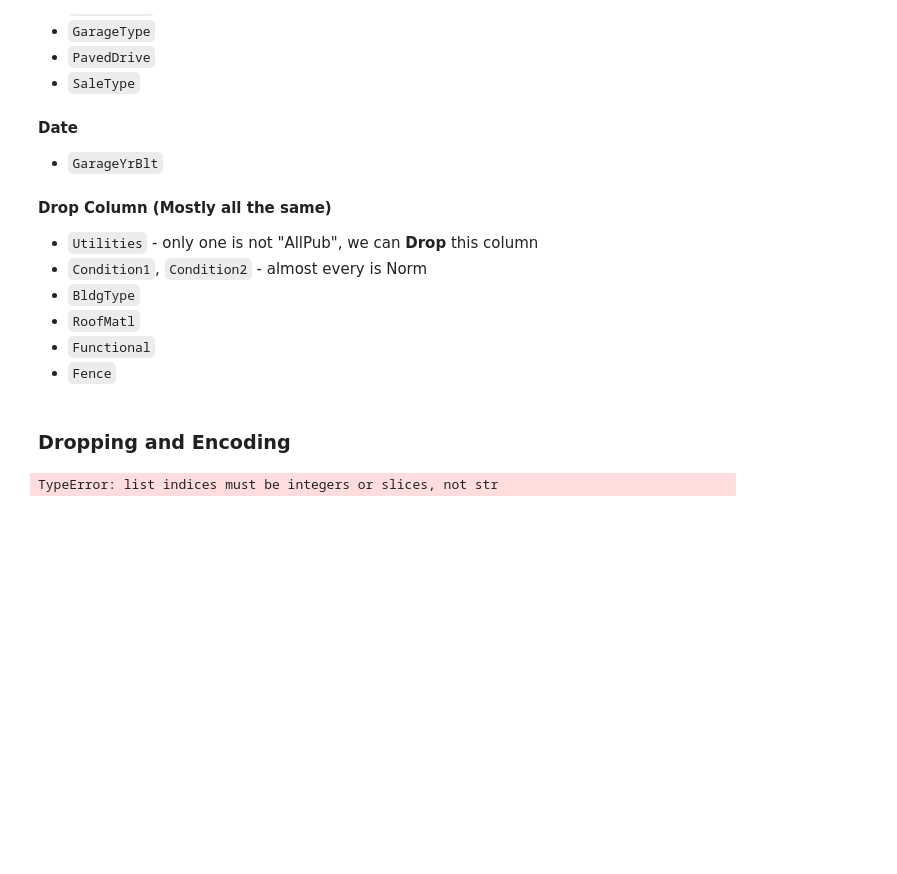
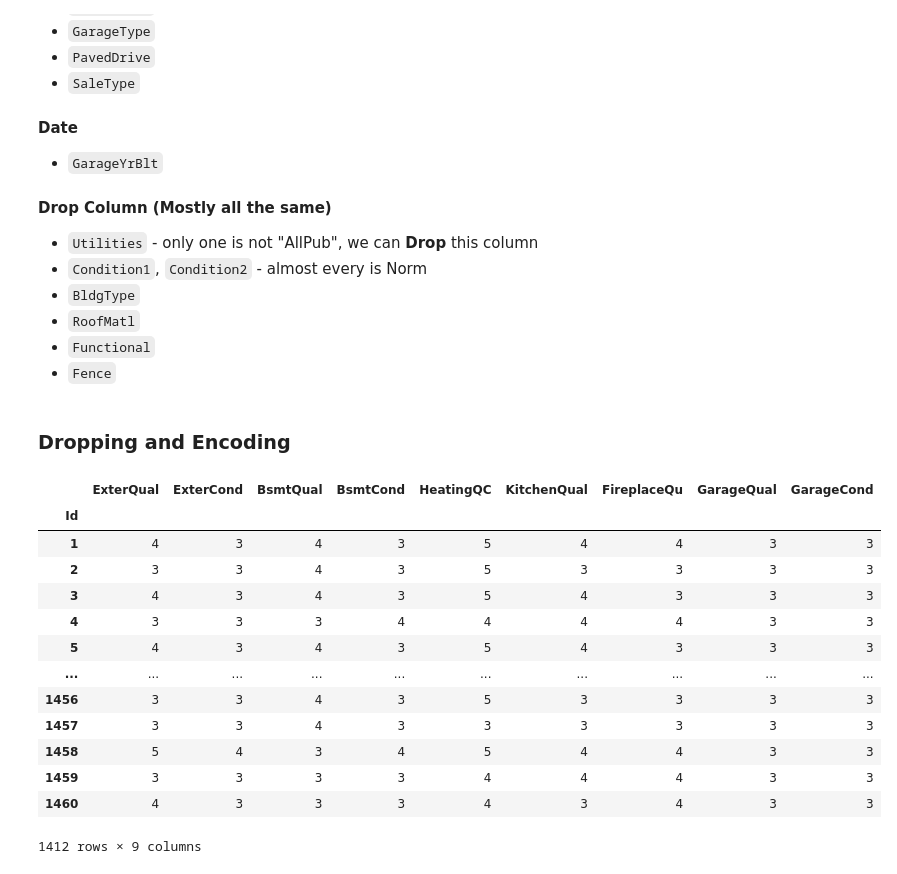
Before and after one commit to xXKeNdAmAmAsTeRXx/House_Prices_project, a Jupyter notebook: 2_Missing_Values_and_Encoding.ipynb, the cells around one changed output. Saved outputs shown, nothing was run; the diff lists cells and outputs as text; code cells hidden in the pictures; blank space fills up the shorter version.

Commit message:
Ordinal Encoding of data indicating quality

```diff
--- a/2_Missing_Values_and_Encoding.ipynb
+++ b/2_Missing_Values_and_Encoding.ipynb
@@ -253,26 +253,33 @@ new_data[categorical_col]
 # %% [markdown]
 ### Dropping and Encoding
 # %%
-from sklearn.preprocessing import OrdinalEncoder, OneHotEncoder
 # TODO: Num Data
 num_data = new_data.loc[:, ~mask.values]
 
 
 #TODO: Oridnal Encoding
-qual_map = {
-    'NA': 0,
-    'Po': 1,
-    'Fa': 2,
-    'TA': 3,
-    'Gd': 4,
-    'Ex': 5
-}
-qual_cols = ['ExterQual', 'BsmtQual', 'KitchenQual', 'FireplaceQu', 'GarageQual']
-for col in qual_cols:
-    encoded_data[col] = new_data[col].map(qual_map)
+encoded_data = pd.DataFrame()
+quality_col = ['ExterQual', 'ExterCond', 'BsmtQual', 'BsmtCond', 'HeatingQC', 'KitchenQual', 'FireplaceQu', 'GarageQual', 'GarageCond']
+quality_map = {'NA': 0, 'Po': 1, 'Fa': 2, 'TA': 3, 'Gd': 4, 'Ex': 5}
+for col in quality_col:
+    encoded_data[col] = new_data[col].map(quality_map)
+
 
 
 #TODO: One Hot Encoding
 encoded_data
 # %% [output]
+|  | ExterQual | ExterCond | BsmtQual | BsmtCond | HeatingQC | KitchenQual | FireplaceQu | GarageQual | GarageCond |
+| Id |  |  |  |  |  |  |  |  |  |
+| 1 | 4 | 3 | 4 | 3 | 5 | 4 | 4 | 3 | 3 |
+| 2 | 3 | 3 | 4 | 3 | 5 | 3 | 3 | 3 | 3 |
+| 3 | 4 | 3 | 4 | 3 | 5 | 4 | 3 | 3 | 3 |
+| 4 | 3 | 3 | 3 | 4 | 4 | 4 | 4 | 3 | 3 |
+| 5 | 4 | 3 | 4 | 3 | 5 | 4 | 3 | 3 | 3 |
+| ... | ... | ... | ... | ... | ... | ... | ... | ... | ... |
+| 1456 | 3 | 3 | 4 | 3 | 5 | 3 | 3 | 3 | 3 |
+| 1457 | 3 | 3 | 4 | 3 | 3 | 3 | 3 | 3 | 3 |
+| 1458 | 5 | 4 | 3 | 4 | 5 | 4 | 4 | 3 | 3 |
+| 1459 | 3 | 3 | 3 | 3 | 4 | 4 | 4 | 3 | 3 |
+| 1460 | 4 | 3 | 3 | 3 | 4 | 3 | 4 | 3 | 3 |
-TypeError: list indices must be integers or slices, not str
+1412 rows × 9 columns
```
